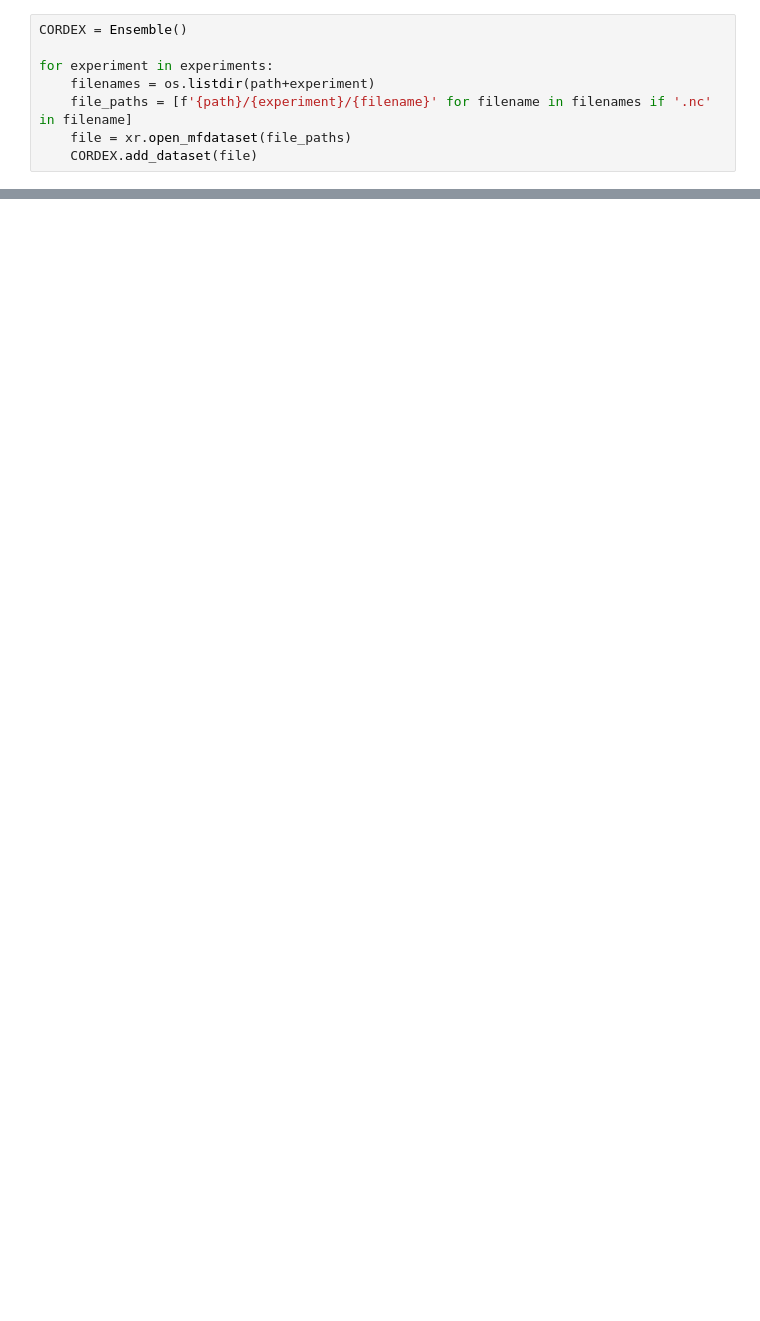
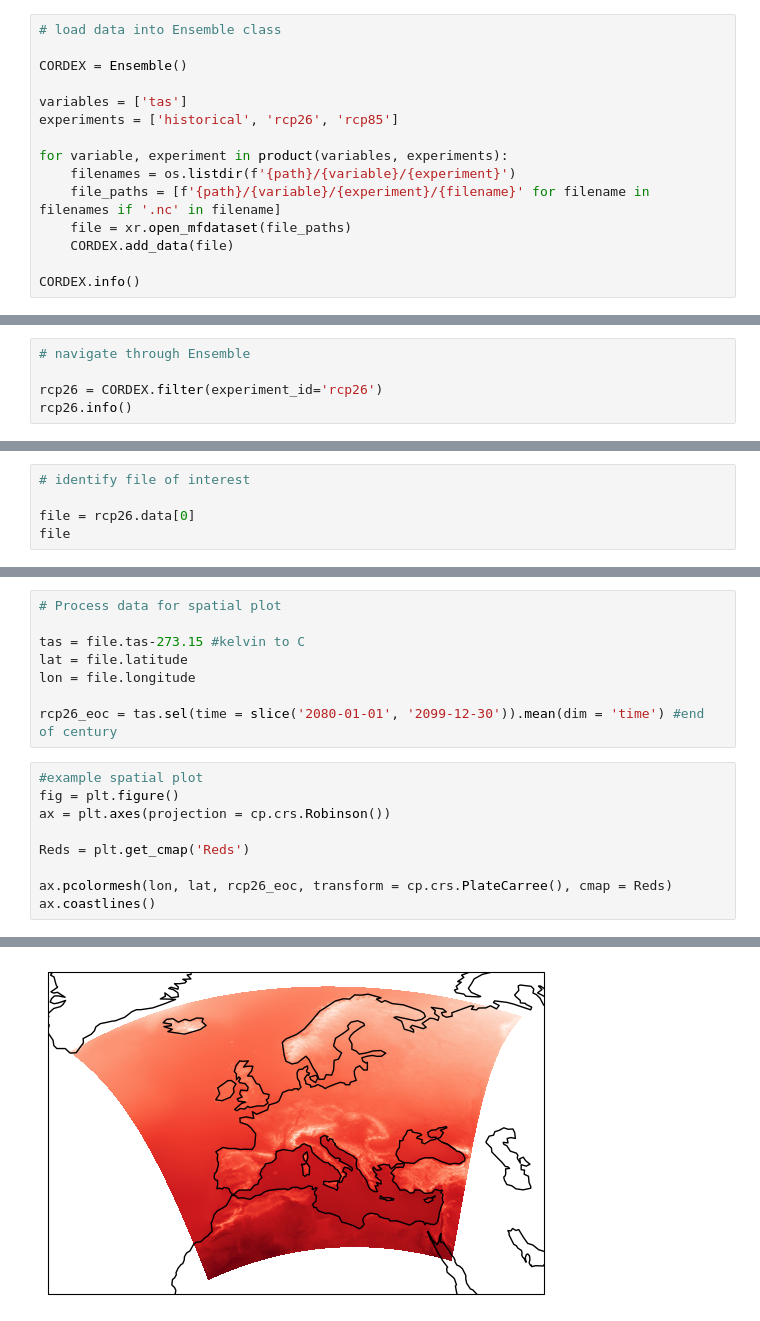
Before and after one commit to Jonniebarnsley/Pyrenees, a Jupyter notebook: some_basic_ideas.ipynb, the cells around one changed output, grey strips where cells are left out. Cells and saved outputs as stored; diff of their text form; blank space fills up the shorter version.

```diff
--- a/some_basic_ideas.ipynb
+++ b/some_basic_ideas.ipynb
@@ -67,8 +91,15 @@ class Ensemble():
 # %%
+# load data into Ensemble class
+
 CORDEX = Ensemble()
 
-for experiment in experiments:
-    filenames = os.listdir(path+experiment)
-    file_paths = [f'{path}/{experiment}/{filename}' for filename in filenames if '.nc' in filename]
+variables = ['tas']
+experiments = ['historical', 'rcp26', 'rcp85']
+
+for variable, experiment in product(variables, experiments):
+    filenames = os.listdir(f'{path}/{variable}/{experiment}')
+    file_paths = [f'{path}/{variable}/{experiment}/{filename}' for filename in filenames if '.nc' in filename]
     file = xr.open_mfdataset(file_paths)
-    CORDEX.add_dataset(file)
+    CORDEX.add_data(file)
+
+CORDEX.info()
@@ -78,0 +112,5 @@ AttributeError: 'Ensemble' object has no attribute 'dataset'
+# %%
+# navigate through Ensemble
+
+rcp26 = CORDEX.filter(experiment_id='rcp26')
+rcp26.info()
@@ -78,0 +123,5 @@ AttributeError: 'Ensemble' object has no attribute 'dataset'
+# %%
+# identify file of interest
+
+file = rcp26.data[0]
+file
@@ -78,0 +146,18 @@ AttributeError: 'Ensemble' object has no attribute 'dataset'
+# %%
+# Process data for spatial plot
+
+tas = file.tas-273.15 #kelvin to C
+lat = file.latitude
+lon = file.longitude
+
+rcp26_eoc = tas.sel(time = slice('2080-01-01', '2099-12-30')).mean(dim = 'time') #end of century
+# %%
+#example spatial plot
+fig = plt.figure()
+ax = plt.axes(projection = cp.crs.Robinson())
+
+Reds = plt.get_cmap('Reds')
+
+ax.pcolormesh(lon, lat, rcp26_eoc, transform = cp.crs.PlateCarree(), cmap = Reds)
+ax.coastlines()
+# %% [output]
@@ -78,0 +165 @@ AttributeError: 'Ensemble' object has no attribute 'dataset'
+[figure, added]
```
Also changed, not shown: parts of 13 cells of this notebook.
